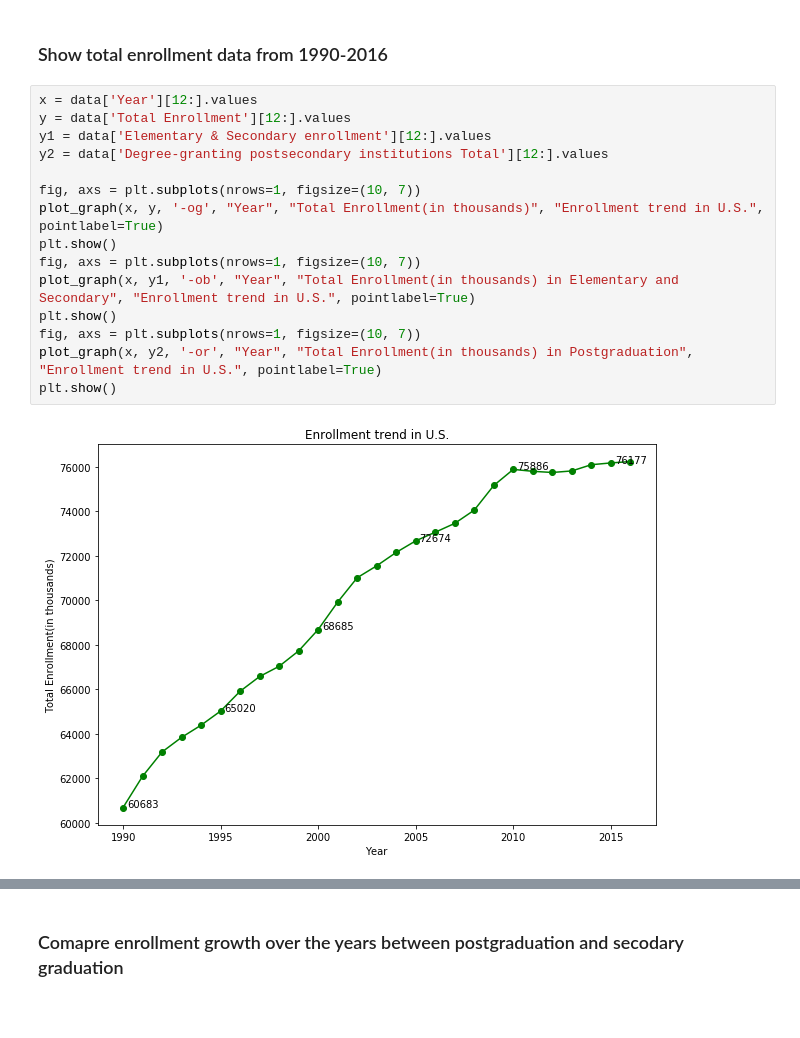
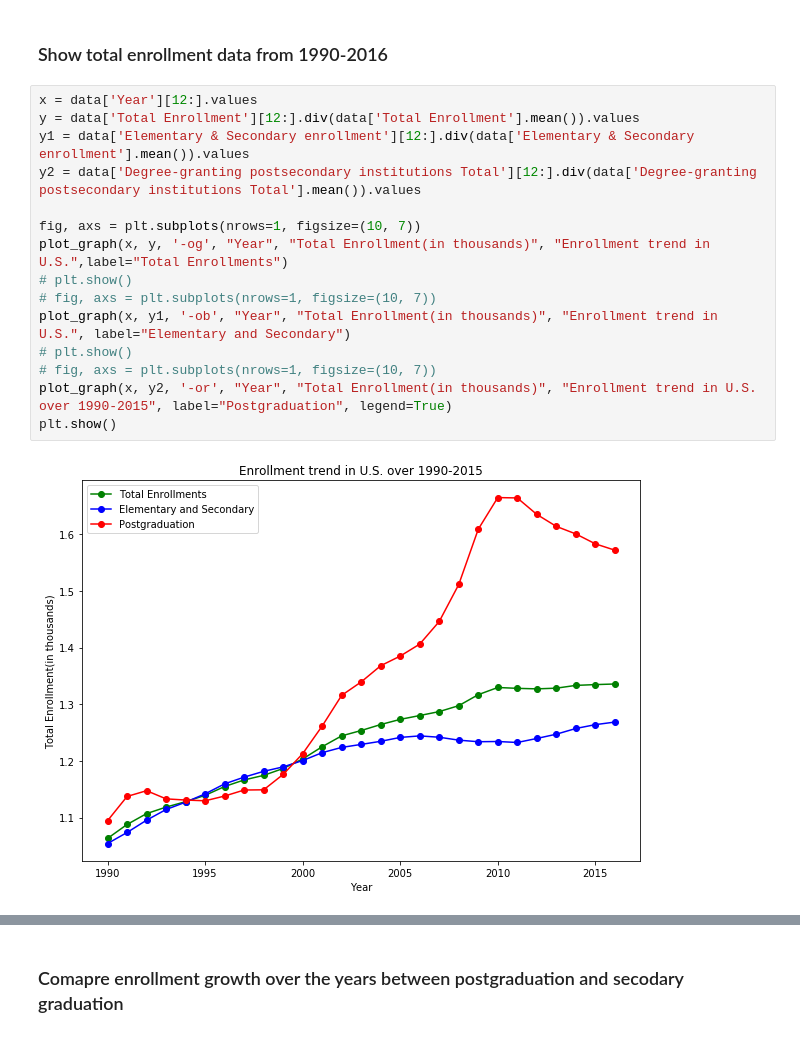
Before and after one commit to YJDave/cs418-s20-cs418_spring20_mighty_python, a Jupyter notebook: main.ipynb, the cells around one changed output, grey strips where cells are left out. Cells and saved outputs as stored; diff of their text form.

Commit message:
Combine growth of diff type of education in one graph

```diff
--- a/main.ipynb
+++ b/main.ipynb
@@ -46,18 +46,18 @@ data['Year'] = pd.to_numeric(data['Year'])
 ### Show total enrollment data from 1990-2016
 # %%
 x = data['Year'][12:].values
-y = data['Total Enrollment'][12:].values
-y1 = data['Elementary & Secondary enrollment'][12:].values
-y2 = data['Degree-granting postsecondary institutions Total'][12:].values
+y = data['Total Enrollment'][12:].div(data['Total Enrollment'].mean()).values
+y1 = data['Elementary & Secondary enrollment'][12:].div(data['Elementary & Secondary enrollment'].mean()).values
+y2 = data['Degree-granting postsecondary institutions Total'][12:].div(data['Degree-granting postsecondary institutions Total'].mean()).values
 
 fig, axs = plt.subplots(nrows=1, figsize=(10, 7))
-plot_graph(x, y, '-og', "Year", "Total Enrollment(in thousands)", "Enrollment trend in U.S.", pointlabel=True)
+plot_graph(x, y, '-og', "Year", "Total Enrollment(in thousands)", "Enrollment trend in U.S.",label="Total Enrollments")
+# plt.show()
+# fig, axs = plt.subplots(nrows=1, figsize=(10, 7))
+plot_graph(x, y1, '-ob', "Year", "Total Enrollment(in thousands)", "Enrollment trend in U.S.", label="Elementary and Secondary")
+# plt.show()
+# fig, axs = plt.subplots(nrows=1, figsize=(10, 7))
+plot_graph(x, y2, '-or', "Year", "Total Enrollment(in thousands)", "Enrollment trend in U.S. over 1990-2015", label="Postgraduation", legend=True)
 plt.show()
-fig, axs = plt.subplots(nrows=1, figsize=(10, 7))
-plot_graph(x, y1, '-ob', "Year", "Total Enrollment(in thousands) in Elementary and Secondary", "Enrollment trend in U.S.", pointlabel=True)
-plt.show()
-fig, axs = plt.subplots(nrows=1, figsize=(10, 7))
-plot_graph(x, y2, '-or', "Year", "Total Enrollment(in thousands) in Postgraduation", "Enrollment trend in U.S.", pointlabel=True)
-plt.show()
 # %% [output]
-[figure, old version]
+[figure, new version]
```
Also changed, not shown: parts of 1 cell of this notebook.
